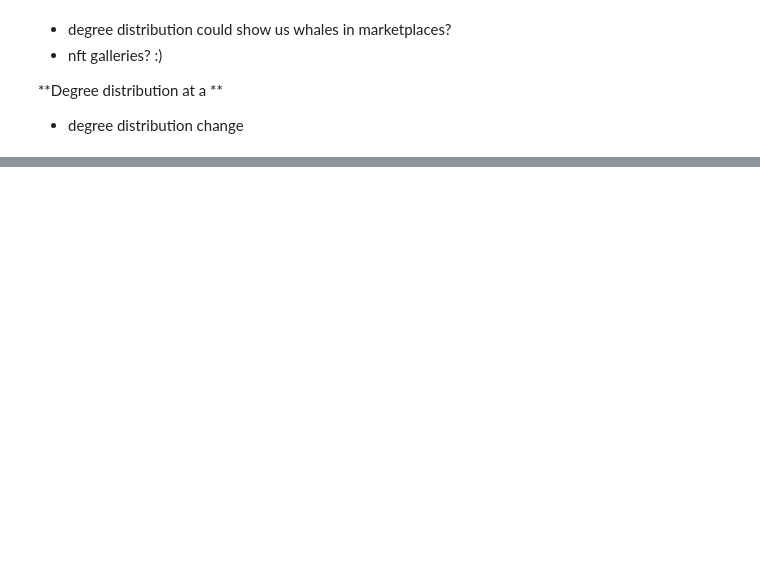
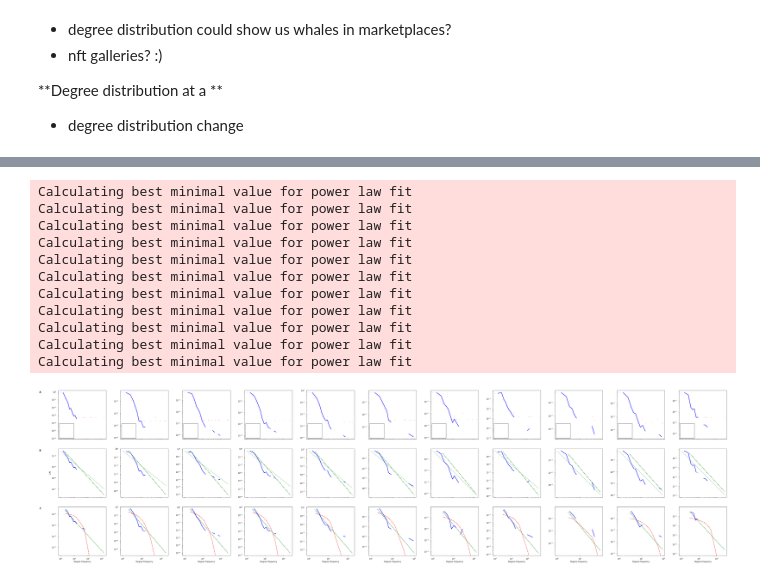
Before and after one commit to Atahanak/eth-dapp-network-analysis, a Jupyter notebook: notebooks/graph_analysis.ipynb, the cells around one changed output, grey strips where cells are left out. Drawn from its saved outputs; the diff is of its cells as text; code cells hidden in the pictures; blank space fills up the shorter version.

```diff
--- a/notebooks/graph_analysis.ipynb
+++ b/notebooks/graph_analysis.ipynb
@@ -184,0 +285,30 @@ Creating histogram...
+# %%
+n_data = len(graphs)
+n_graphs = 4
+f = plt.figure(figsize=(64,22))
+
+data_inst = 1
+for g in graphs:
+    degrees = g.degree
+    data = [i[1] for i in degrees]
+    units = 'Degree Frequency'
+    plot_basics(data, data_inst, f, units)
+    data_inst += 1
+
+f.subplots_adjust(left=None, bottom=None, right=None, top=None, wspace=.3, hspace=.2)
+figname = 'FigWorkflow'
+f.savefig(figname+'.png', bbox_inches='tight')
+#f.savefig(figname+'.tiff', bbox_inches='tight', dpi=300)
+# %% [output]
+Calculating best minimal value for power law fit
+Calculating best minimal value for power law fit
+Calculating best minimal value for power law fit
+Calculating best minimal value for power law fit
+Calculating best minimal value for power law fit
+Calculating best minimal value for power law fit
+Calculating best minimal value for power law fit
+Calculating best minimal value for power law fit
+Calculating best minimal value for power law fit
+Calculating best minimal value for power law fit
+Calculating best minimal value for power law fit
+[figure, added]
```
Also changed, not shown: parts of 14 cells of this notebook, 7 other files.
